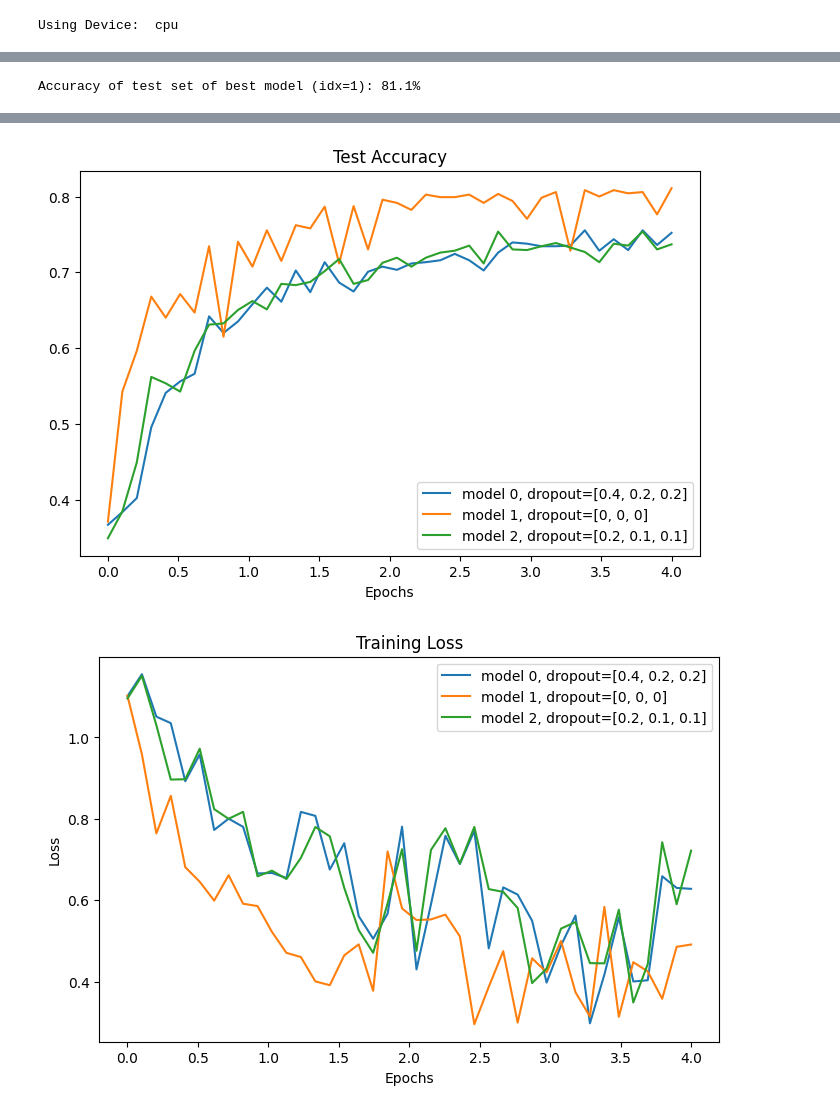
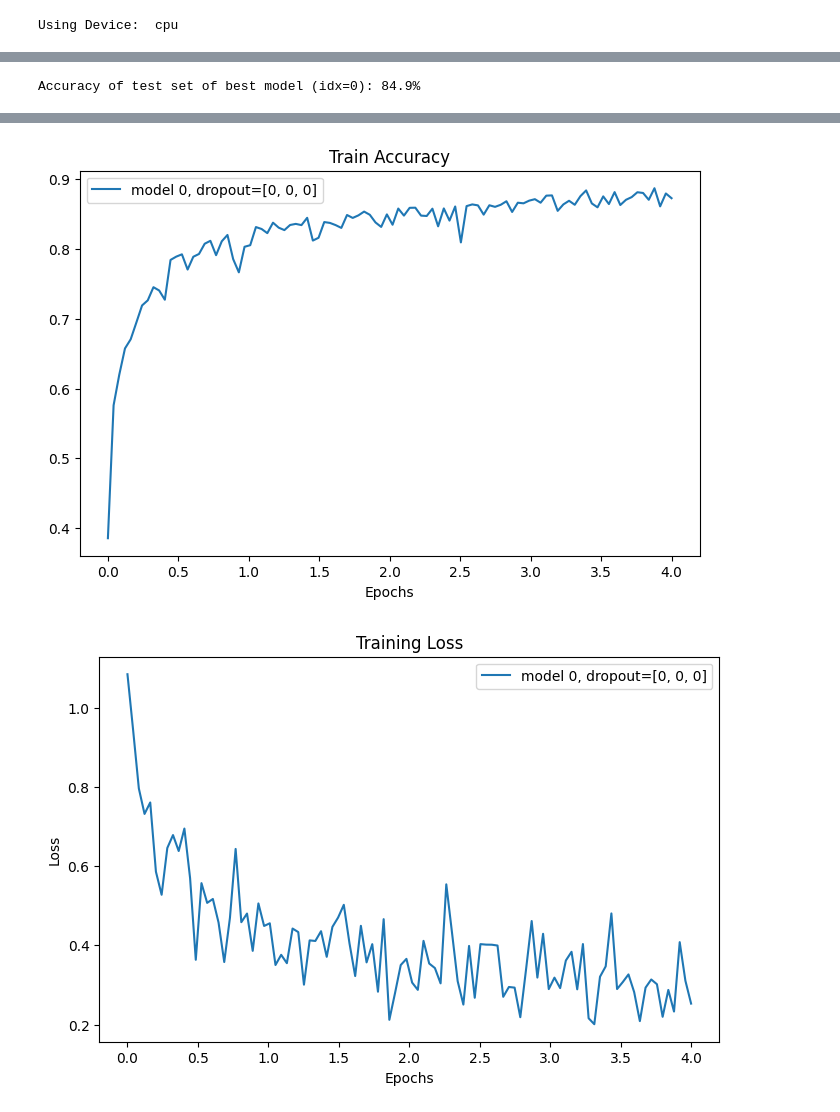
Before and after one commit to GuiMacielPereira/sensor_ML, a Jupyter notebook: data_processing/serious_pytorch.sync.ipynb, the cells around one changed output, grey strips where cells are left out. Cells and saved outputs as stored; diff of their text form; code cells hidden in the pictures.

Commit message:
Cleaned some functions and got rid of scheduler. Changed learning rate and batch size. Changed function to get accuracies. Current model is workning and can achieve about 85% on test set.

```diff
--- a/data_processing/serious_pytorch.sync.ipynb
+++ b/data_processing/serious_pytorch.sync.ipynb
@@ -13,12 +13,14 @@ Xtrain, Xtest, ytrain, ytest = train_test_split(Xraw, yraw, test_size=0.15, rand
 Xtrain, Xval, ytrain, yval = train_test_split(Xtrain, ytrain, test_size=0.15, random_state=42)
 
 def normalize(x):
-    return x / np.max(x, axis=1)[:, np.newaxis]
+    # Hard code a value based on the training set
+    # xmax = np.mean(np.max(Xtrain, axis=1))     # Hard coding the normalization severely affects validation accuracy
+    xmax = np.max(x, axis=1)[:, np.newaxis]
+    return x / xmax
 
 Xtrain = normalize(Xtrain)
 Xtest = normalize(Xtest)
 Xval = normalize(Xval)
-
 
 print("Raw data shape: ", Xraw.shape)
 print("Labels shape: ", yraw.shape)
@@ -29,10 +31,13 @@ print("Size of validation set:", Xval.shape)
 print("Fraction of single class in test set: ", np.mean(ytest==0))
 print("\nTrain, Test and Validation set were normalized!")
 
-# Build datasets in correct format
-trainset = [[np.array(x)[np.newaxis, :], y] for (x, y) in zip(Xtrain, ytrain)]
-valset = [[np.array(x)[np.newaxis, :], y] for (x, y) in zip(Xval, yval)]
-testset = [[np.array(x)[np.newaxis, :], y] for (x, y) in zip(Xtest, ytest)]
+def buildDataset(X, y):
+    """Builds dataset to be compatible with PyTorch"""
+    return [[np.array(x)[np.newaxis, :], y] for (x, y) in zip(X, y)]
+
+trainset = buildDataset(Xtrain, ytrain)
+# valset = buildDataset(Xval, yval)
+# testset = buildDataset(Xtest, ytest)
 # %% [output]
 Raw data shape:  (7931, 30)
 Labels shape:  (7931,)
@@ -191,7 +196,7 @@ channels = [16, 16, 16]      # Keep sizes of channels the same because there is
 # Test different sizes of hidden layers
 h_neurons = [300, 200]
 # Test different rates of Dropout
-p_drop = [[0.4, 0.2, 0.2], [0, 0, 0], [0.2, 0.1, 0.1]]
+p_drop = [[0, 0, 0]]
 # %%
 #Run training of models
 
@@ -202,7 +207,7 @@ for i, pp in enumerate(p_drop):
     model = CNN2(channels, kernels, h_neurons, pp)
 
     # Train
-    losses, accuracies = trainModel(model, trainset, batch_size=32, max_epochs=20)
+    losses, accuracies = trainModel(model, trainset, batch_size=64, max_epochs=100)
 
     models.append(model)
     models_losses.append(losses)
@@ -241,9 +246,9 @@ def plotAcc(models_label, models_acc):
     plt.xlabel("Epochs")
 
     plt.figure(figsize=(8, 5))
-    plt.title("Test Accuracy")
+    plt.title("Train Accuracy")
     for lab, accs in zip(models_label, models_acc):
-        valacc = accs[:, 2]
+        valacc = accs[:, 0]
         plt.plot(np.linspace(0, max_epochs, len(valacc)), valacc, label=lab)
     plt.legend()
     plt.xlabel("Epochs")
@@ -268,7 +273,8 @@ def bestModelAcc(models_acc):
     """
 
     best_acc_idx = np.argmax([acc[-1, -1] for acc in models_acc])
-    best_acc = models_acc[best_acc_idx][-1, -1]
+    best_model = models[best_acc_idx]
+    best_acc = getAcc(best_model, test=True)[0]
     print(f"Accuracy of test set of best model (idx={best_acc_idx}): {best_acc*100:.1f}%")
     return best_acc
 
@@ -278,4 +284,4 @@ plotLosses(models_label, models_losses)
 # Print accuracy
 acc_best_FC = bestModelAcc(models_acc)
 # %% [output]
-Accuracy of test set of best model (idx=1): 81.1%
+Accuracy of test set of best model (idx=0): 84.9%
@@ -283,2 +289,2 @@ Accuracy of test set of best model (idx=1): 81.1%
-[figure, old version]
+[figure, new version]
-[figure, old version]
+[figure, new version]
```
Also changed, not shown: parts of 3 cells of this notebook, 4 other files.
